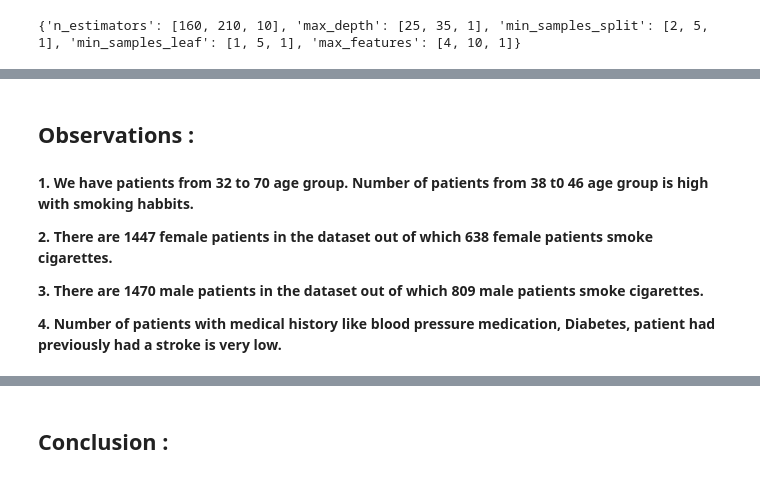
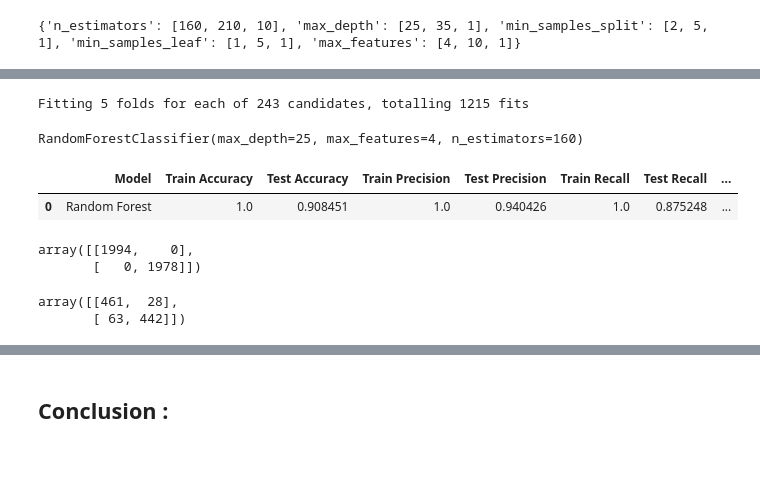
Before and after one commit to Rohan20202/Cardiovascular-Risk-Prediction-Project, a Jupyter notebook: Cardiovascular_Risk_Prediction.ipynb, the cells around one changed output, grey strips where cells are left out. Saved outputs shown, nothing was run; the diff lists cells and outputs as text; code cells hidden in the pictures.

```diff
--- a/Cardiovascular_Risk_Prediction.ipynb
+++ b/Cardiovascular_Risk_Prediction.ipynb
@@ -1101,10 +825,28 @@ compiled=compiled.append({'Classifier': 'Random Forest Classifier (Tuning)',
-# %% [markdown]
-## **Observations :**
-# %% [markdown]
-**1. We have patients from 32 to 70 age group. Number of patients from 38 t0 46 age group is high with smoking habbits.**
-
-**2. There are 1447 female patients in the dataset out of which 638 female patients smoke cigarettes.**
-
-**3. There are 1470 male patients in the dataset out of which 809 male patients smoke cigarettes.**
-
-**4. Number of patients with medical history like blood pressure medication, Diabetes, patient had previously had a stroke is very low.**
+# %%
+# Apply the function to tune the parameters
+rf_best_model, rf_df, rf_grid_train_cm, rf_grid_test_cm = grid_fitting('Random Forest', random_grid, RandomForestClassifier())
+# %% [output]
+Fitting 5 folds for each of 243 candidates, totalling 1215 fits
+# %%
+# The best estimators of the model
+rf_best_model
+# %% [output]
+RandomForestClassifier(max_depth=25, max_features=4, n_estimators=160)
+# %%
+# Dataframe showing scores of the model after hyperparameter tuning
+rf_df
+# %% [output]
+|  | Model | Train Accuracy | Test Accuracy | Train Precision | Test Precision | Train Recall | Test Recall | ... |
+| 0 | Random Forest | 1.0 | 0.908451 | 1.0 | 0.940426 | 1.0 | 0.875248 | ... |
+# %%
+# Confusion matrix of training data after hyperparameter tuning
+rf_grid_train_cm
+# %% [output]
+array([[1994,    0],
+       [   0, 1978]])
+# %%
+# Confusion matrix of test data after hyperparameter tuning
+rf_grid_test_cm
+# %% [output]
+array([[461,  28],
+       [ 63, 442]])
```
Also changed, not shown: parts of 133 cells of this notebook.
